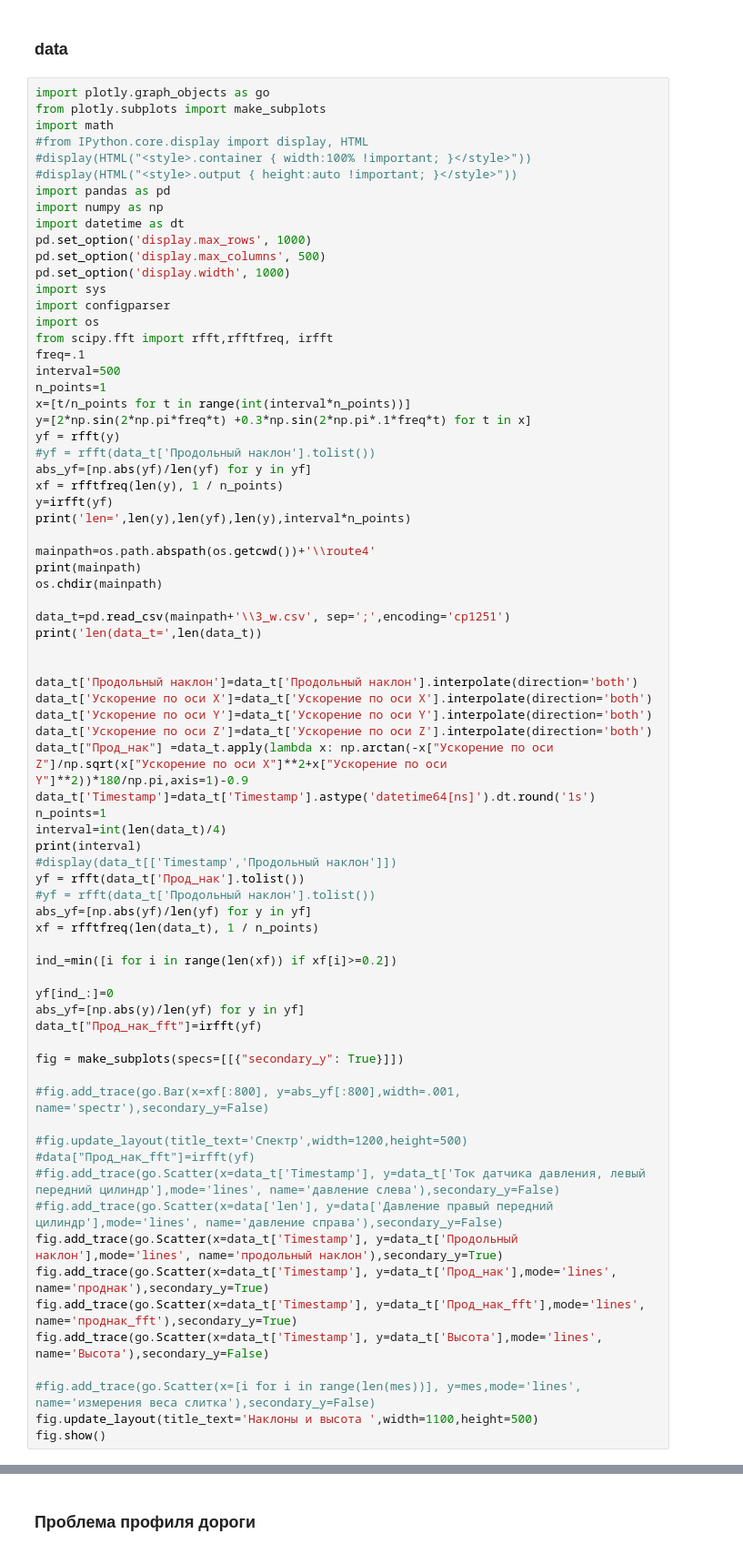
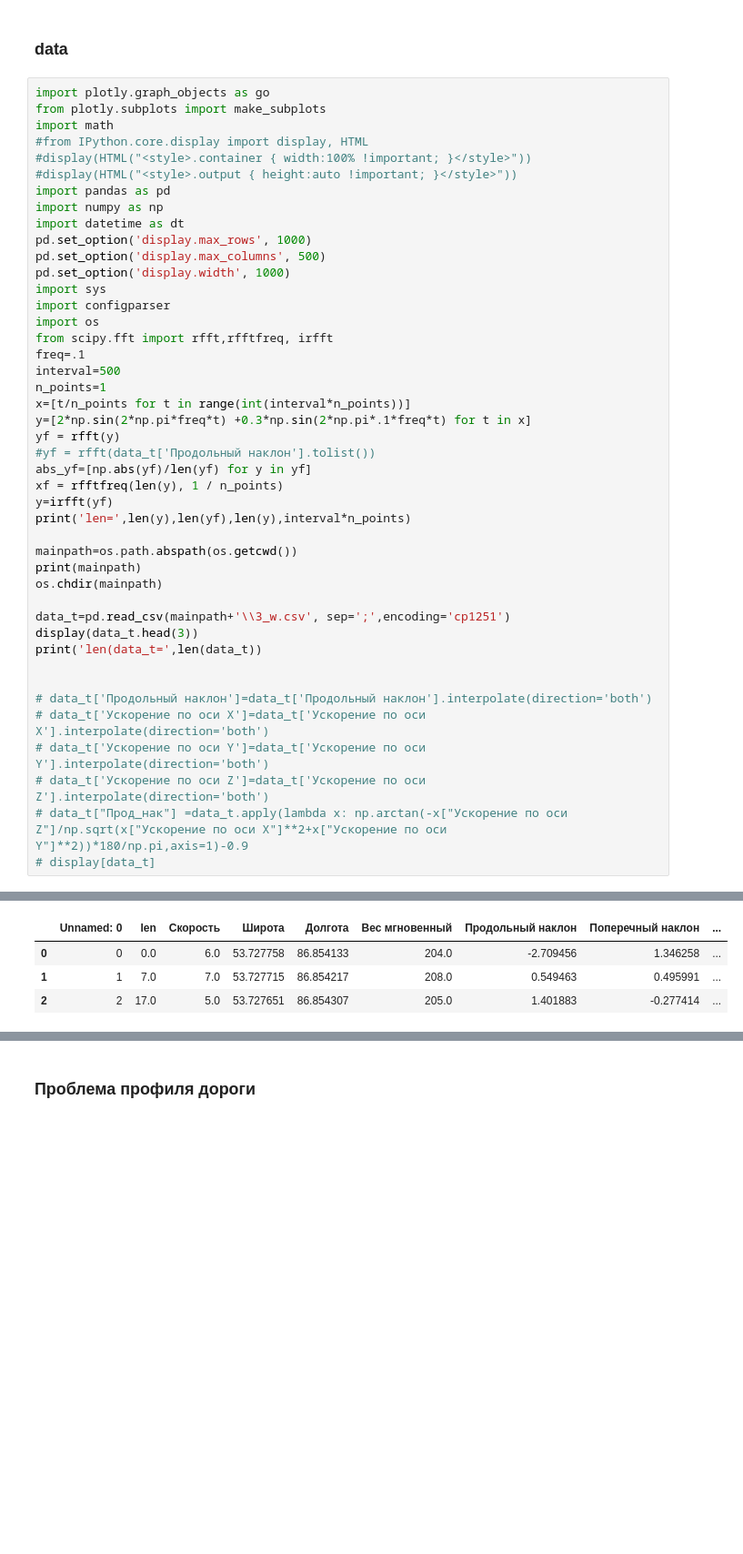
Before and after one commit to DarFusozaiVarVar/fantastic-barnacle, a Jupyter notebook: DataAnalysis/lab2/Проверка ям.ipynb, the cells around one changed output, grey strips where cells are left out. Shown at 91% size. Saved outputs shown, nothing was run; the diff lists cells and outputs as text; blank space fills up the shorter version.

```diff
--- a/DataAnalysis/lab2/Проверка ям.ipynb
+++ b/DataAnalysis/lab2/Проверка ям.ipynb
@@ -36,50 +36,20 @@ xf = rfftfreq(len(y), 1 / n_points)
 y=irfft(yf)
 print('len=',len(y),len(yf),len(y),interval*n_points)
 
-mainpath=os.path.abspath(os.getcwd())+'\\route4'
+mainpath=os.path.abspath(os.getcwd())
 print(mainpath)
 os.chdir(mainpath)
 
 data_t=pd.read_csv(mainpath+'\\3_w.csv', sep=';',encoding='cp1251')
+display(data_t.head(3))
 print('len(data_t=',len(data_t))
 
 
-data_t['Продольный наклон']=data_t['Продольный наклон'].interpolate(direction='both')
-data_t['Ускорение по оси X']=data_t['Ускорение по оси X'].interpolate(direction='both')
-data_t['Ускорение по оси Y']=data_t['Ускорение по оси Y'].interpolate(direction='both')
-data_t['Ускорение по оси Z']=data_t['Ускорение по оси Z'].interpolate(direction='both')
-data_t["Прод_нак"] =data_t.apply(lambda x: np.arctan(-x["Ускорение по оси Z"]/np.sqrt(x["Ускорение по оси X"]**2+x["Ускорение по оси Y"]**2))*180/np.pi,axis=1)-0.9
-data_t['Timestamp']=data_t['Timestamp'].astype('datetime64[ns]').dt.round('1s')
-n_points=1
-interval=int(len(data_t)/4)
-print(interval)
-#display(data_t[['Timestamp','Продольный наклон']])
-yf = rfft(data_t['Прод_нак'].tolist())
-#yf = rfft(data_t['Продольный наклон'].tolist())
-abs_yf=[np.abs(yf)/len(yf) for y in yf]
-xf = rfftfreq(len(data_t), 1 / n_points)
-
-ind_=min([i for i in range(len(xf)) if xf[i]>=0.2])
-
-yf[ind_:]=0
-abs_yf=[np.abs(y)/len(yf) for y in yf]
-data_t["Прод_нак_fft"]=irfft(yf)
-
-fig = make_subplots(specs=[[{"secondary_y": True}]])
-
-#fig.add_trace(go.Bar(x=xf[:800], y=abs_yf[:800],width=.001, name='spectr'),secondary_y=False)
-
-#fig.update_layout(title_text='Спектр',width=1200,height=500)
-#data["Прод_нак_fft"]=irfft(yf)
-#fig.add_trace(go.Scatter(x=data_t['Timestamp'], y=data_t['Ток датчика давления, левый передний цилиндр'],mode='lines', name='давление слева'),secondary_y=False)
-#fig.add_trace(go.Scatter(x=data['len'], y=data['Давление правый передний цилиндр'],mode='lines', name='давление справа'),secondary_y=False)
-fig.add_trace(go.Scatter(x=data_t['Timestamp'], y=data_t['Продольный наклон'],mode='lines', name='продольный наклон'),secondary_y=True)
-fig.add_trace(go.Scatter(x=data_t['Timestamp'], y=data_t['Прод_нак'],mode='lines', name='проднак'),secondary_y=True)
-fig.add_trace(go.Scatter(x=data_t['Timestamp'], y=data_t['Прод_нак_fft'],mode='lines', name='проднак_fft'),secondary_y=True)
-fig.add_trace(go.Scatter(x=data_t['Timestamp'], y=data_t['Высота'],mode='lines', name='Высота'),secondary_y=False)
-
-#fig.add_trace(go.Scatter(x=[i for i in range(len(mes))], y=mes,mode='lines', name='измерения веса слитка'),secondary_y=False)
-fig.update_layout(title_text='Наклоны и высота ',width=1100,height=500)
-fig.show()
+# data_t['Продольный наклон']=data_t['Продольный наклон'].interpolate(direction='both')
+# data_t['Ускорение по оси X']=data_t['Ускорение по оси X'].interpolate(direction='both')
+# data_t['Ускорение по оси Y']=data_t['Ускорение по оси Y'].interpolate(direction='both')
+# data_t['Ускорение по оси Z']=data_t['Ускорение по оси Z'].interpolate(direction='both')
+# data_t["Прод_нак"] =data_t.apply(lambda x: np.arctan(-x["Ускорение по оси Z"]/np.sqrt(x["Ускорение по оси X"]**2+x["Ускорение по оси Y"]**2))*180/np.pi,axis=1)-0.9
+# display[data_t]
 # %% [output]
 len= 500 251 500 500
@@ -87,0 +57,4 @@ len(data_t= 196
+|  | Unnamed: 0 | len | Скорость | Широта | Долгота | Вес мгновенный | Продольный наклон | Поперечный наклон | ... |
+| 0 | 0 | 0.0 | 6.0 | 53.727758 | 86.854133 | 204.0 | -2.709456 | 1.346258 | ... |
+| 1 | 1 | 7.0 | 7.0 | 53.727715 | 86.854217 | 208.0 | 0.549463 | 0.495991 | ... |
+| 2 | 2 | 17.0 | 5.0 | 53.727651 | 86.854307 | 205.0 | 1.401883 | -0.277414 | ... |
```
Also changed, not shown: parts of 5 cells of this notebook, 4 other files.
